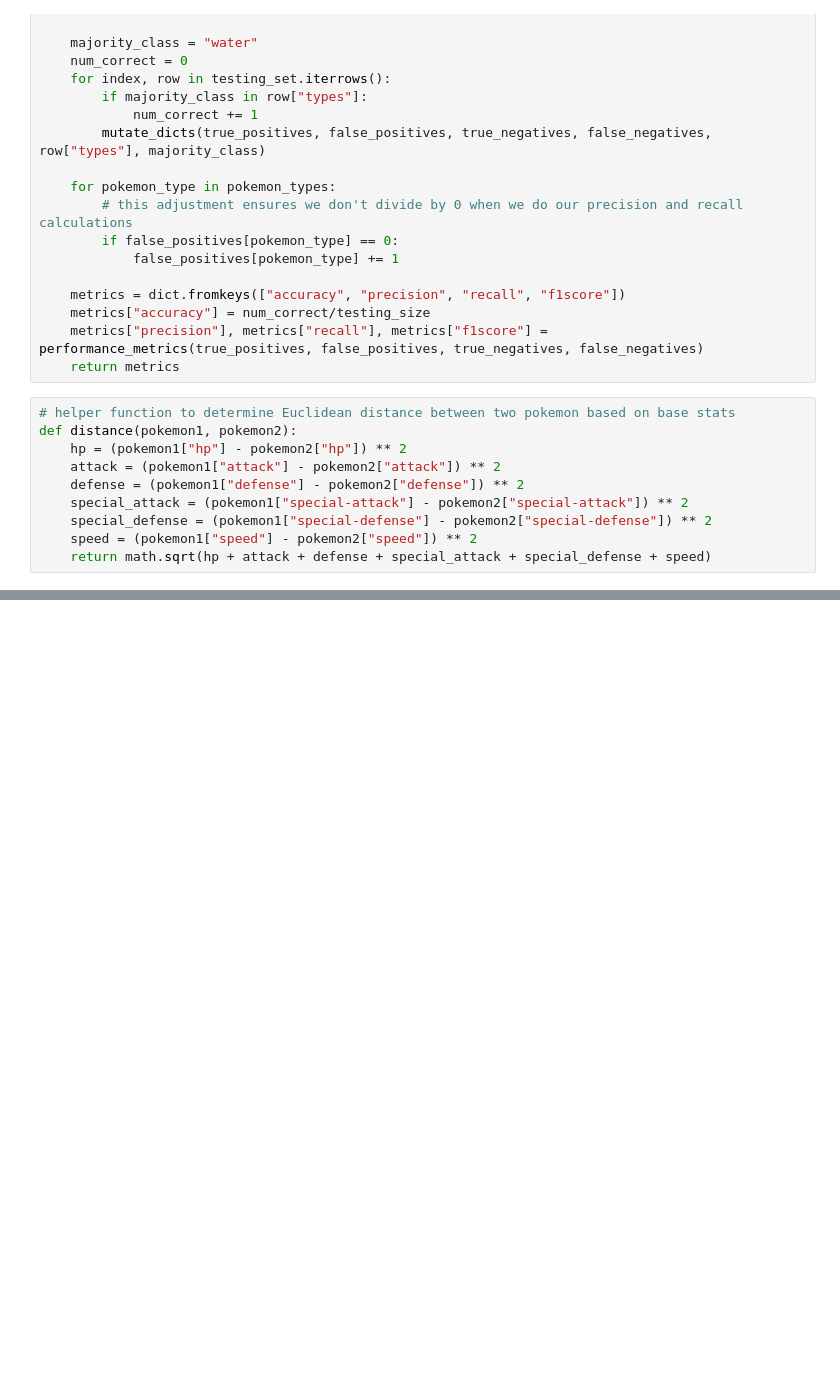
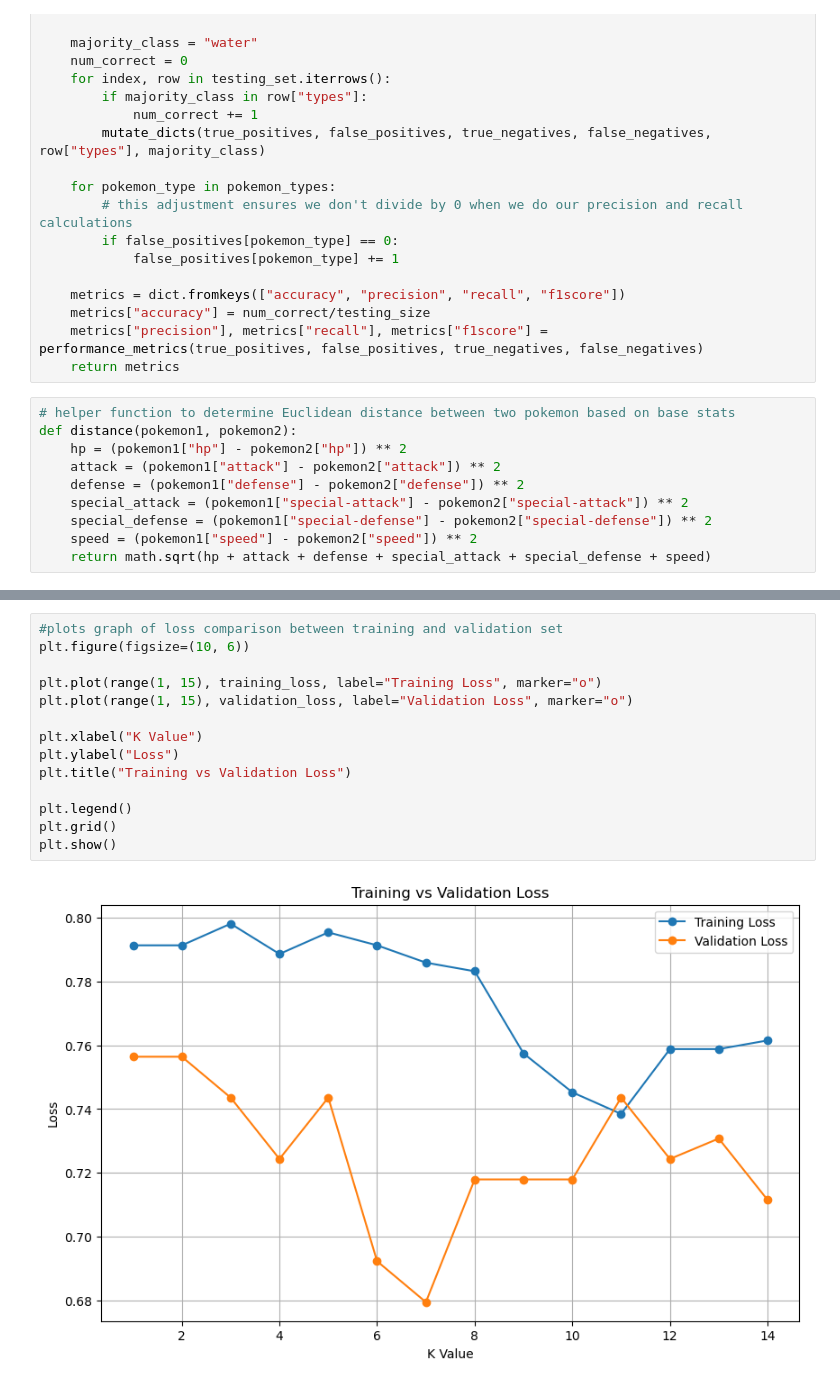
Before and after one commit to Prabhdeep-AI/Machine-Learning-Project, a Jupyter notebook: benchmark.ipynb, the cells around one changed output, grey strips where cells are left out. Saved outputs shown, nothing was run; the diff lists cells and outputs as text; blank space fills up the shorter version.

```diff
--- a/benchmark.ipynb
+++ b/benchmark.ipynb
@@ -152,0 +176,16 @@ print(f"{nearest_neighbor_benchmark(training_set, combined_set, combined_set.sha
+# %%
+#plots graph of loss comparison between training and validation set
+plt.figure(figsize=(10, 6))
+
+plt.plot(range(1, 15), training_loss, label="Training Loss", marker="o")
+plt.plot(range(1, 15), validation_loss, label="Validation Loss", marker="o")
+
+plt.xlabel("K Value")
+plt.ylabel("Loss")
+plt.title("Training vs Validation Loss")
+
+plt.legend()
+plt.grid()
+plt.show()
+# %% [output]
+[figure, added]
```
Also changed, not shown: parts of 5 cells of this notebook.
